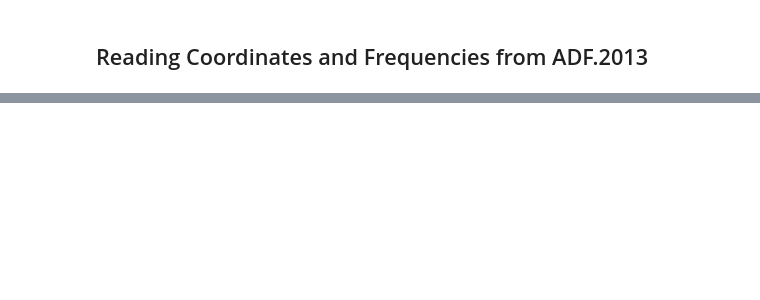
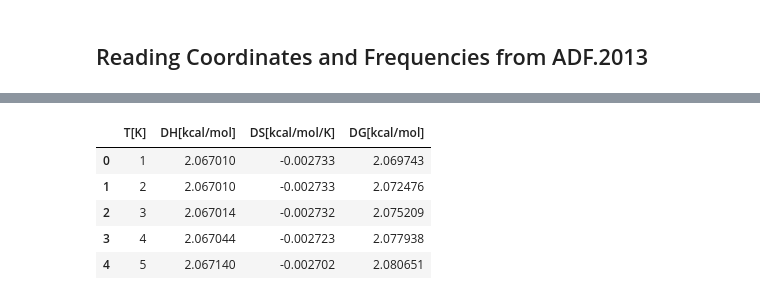
Before and after one commit to AndyDanian/ThermoChemistry, a Jupyter notebook: jupyter/thermo_hgw.ipynb, the cells around one changed output, grey strips where cells are left out. Cells and saved outputs as stored; diff of their text form; code cells hidden in the pictures; blank space fills up the shorter version.

```diff
--- a/jupyter/thermo_hgw.ipynb
+++ b/jupyter/thermo_hgw.ipynb
@@ -141,0 +207,24 @@ w1s1.out:  -25268.418      0.063       -25287.314
+# %%
+thermochemical_results = absolute_thermochemical_results['w6s20.out'] - absolute_thermochemical_results['w6s1.out']
+
+thermochemical_results['temperature[K]'] = absolute_thermochemical_results['w6s1.out']['temperature[K]']
+
+thermochemical_results.rename(
+    columns={
+        'temperature[K]': 'T[K]',
+        "H[kcal/mol]": "DH[kcal/mol]",
+        "S[kcal/mol/K]": "DS[kcal/mol/K]",
+        "G[kcal/mol]": "DG[kcal/mol]",
+        },
+    inplace=True,
+    errors='raise',
+    )
+
+thermochemical_results.head()
+# %% [output]
+|  | T[K] | DH[kcal/mol] | DS[kcal/mol/K] | DG[kcal/mol] |
+| 0 | 1 | 2.067010 | -0.002733 | 2.069743 |
+| 1 | 2 | 2.067010 | -0.002733 | 2.072476 |
+| 2 | 3 | 2.067014 | -0.002732 | 2.075209 |
+| 3 | 4 | 2.067044 | -0.002723 | 2.077938 |
+| 4 | 5 | 2.067140 | -0.002702 | 2.080651 |
```
Also changed, not shown: parts of 13 cells of this notebook, 40 other files.
